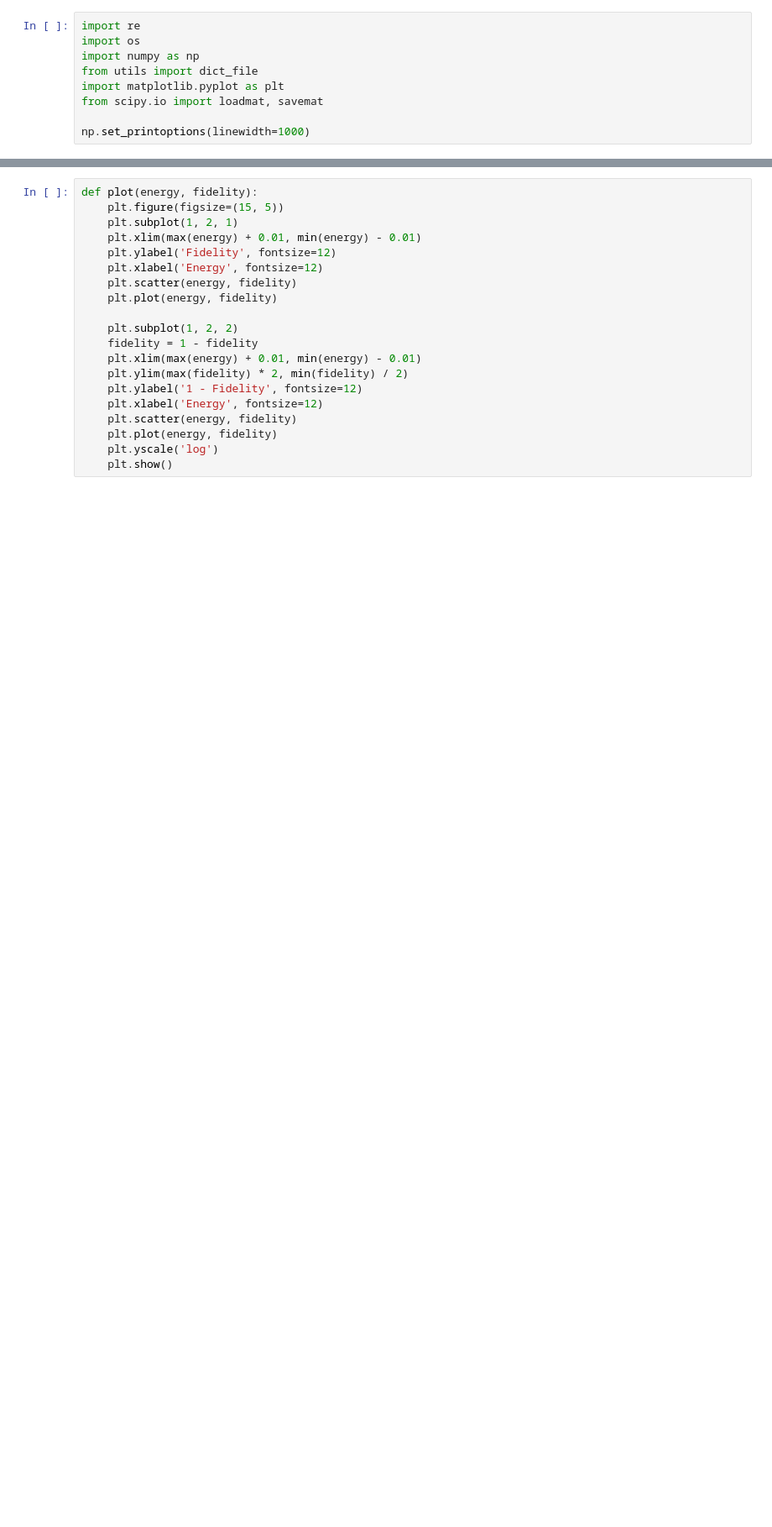
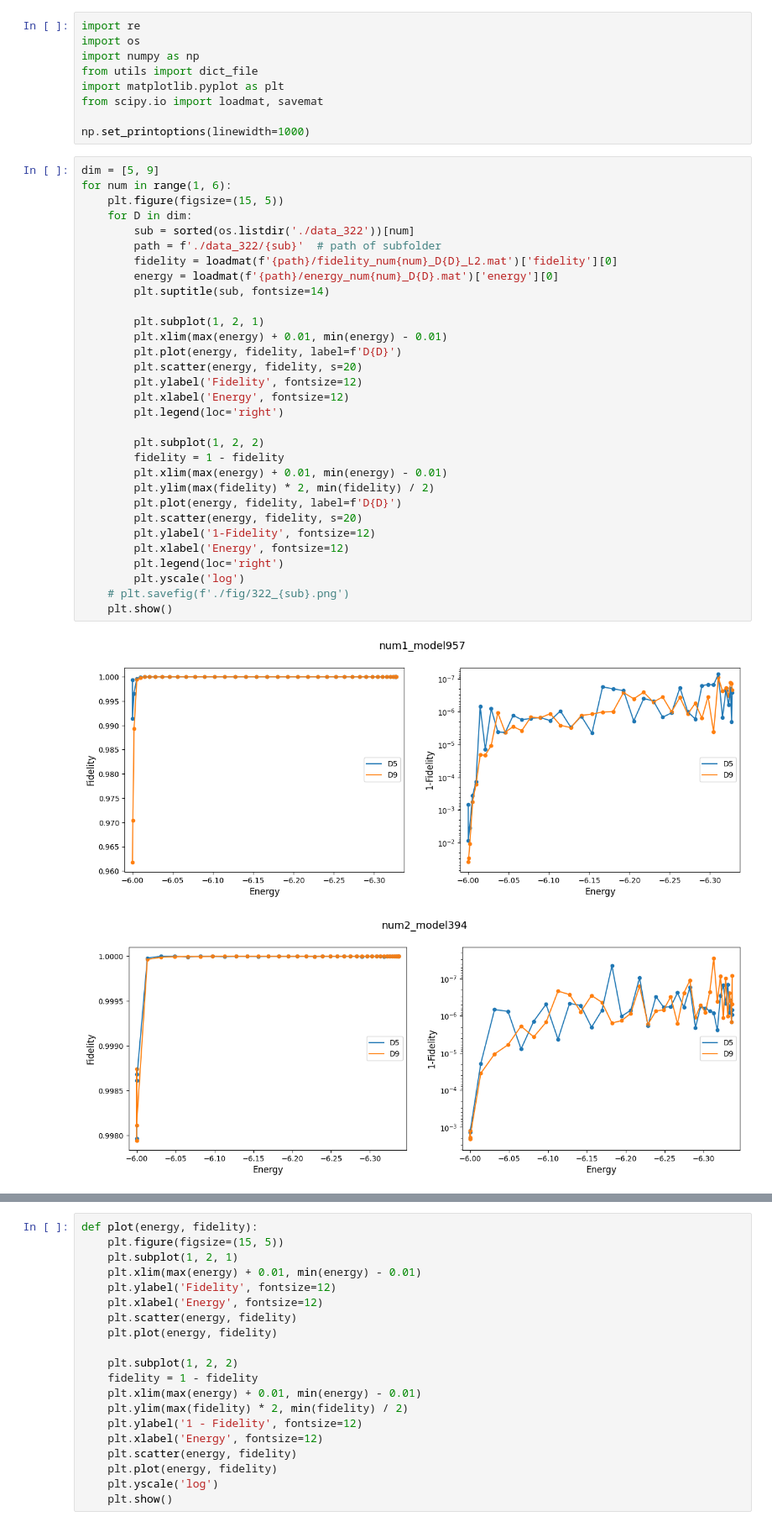
Before and after one commit to GhostArtyom/QuditVQE, a Jupyter notebook: PlotFidelity.ipynb, the cells around one changed output, grey strips where cells are left out. Shown at 84% size. Cells and saved outputs as stored; diff of their text form; blank space fills up the shorter version.

Commit message:
Feature: plot all dim in one figure, add suptitle & lengend Upload: fidelity_D5_L2 mat&png

```diff
--- a/PlotFidelity.ipynb
+++ b/PlotFidelity.ipynb
@@ -7,3 +7,37 @@ import matplotlib.pyplot as plt
 from scipy.io import loadmat, savemat
 
 np.set_printoptions(linewidth=1000)
+# %%
+dim = [5, 9]
+for num in range(1, 6):
+    plt.figure(figsize=(15, 5))
+    for D in dim:
+        sub = sorted(os.listdir('./data_322'))[num]
+        path = f'./data_322/{sub}'  # path of subfolder
+        fidelity = loadmat(f'{path}/fidelity_num{num}_D{D}_L2.mat')['fidelity'][0]
+        energy = loadmat(f'{path}/energy_num{num}_D{D}.mat')['energy'][0]
+        plt.suptitle(sub, fontsize=14)
+
+        plt.subplot(1, 2, 1)
+        plt.xlim(max(energy) + 0.01, min(energy) - 0.01)
+        plt.plot(energy, fidelity, label=f'D{D}')
+        plt.scatter(energy, fidelity, s=20)
+        plt.ylabel('Fidelity', fontsize=12)
+        plt.xlabel('Energy', fontsize=12)
+        plt.legend(loc='right')
+
+        plt.subplot(1, 2, 2)
+        fidelity = 1 - fidelity
+        plt.xlim(max(energy) + 0.01, min(energy) - 0.01)
+        plt.ylim(max(fidelity) * 2, min(fidelity) / 2)
+        plt.plot(energy, fidelity, label=f'D{D}')
+        plt.scatter(energy, fidelity, s=20)
+        plt.ylabel('1-Fidelity', fontsize=12)
+        plt.xlabel('Energy', fontsize=12)
+        plt.legend(loc='right')
+        plt.yscale('log')
+    # plt.savefig(f'./fig/322_{sub}.png')
+    plt.show()
+# %% [output]
+[figure, added]
+[figure, added]
```
Also changed, not shown: parts of 15 cells of this notebook, 10 other files.
